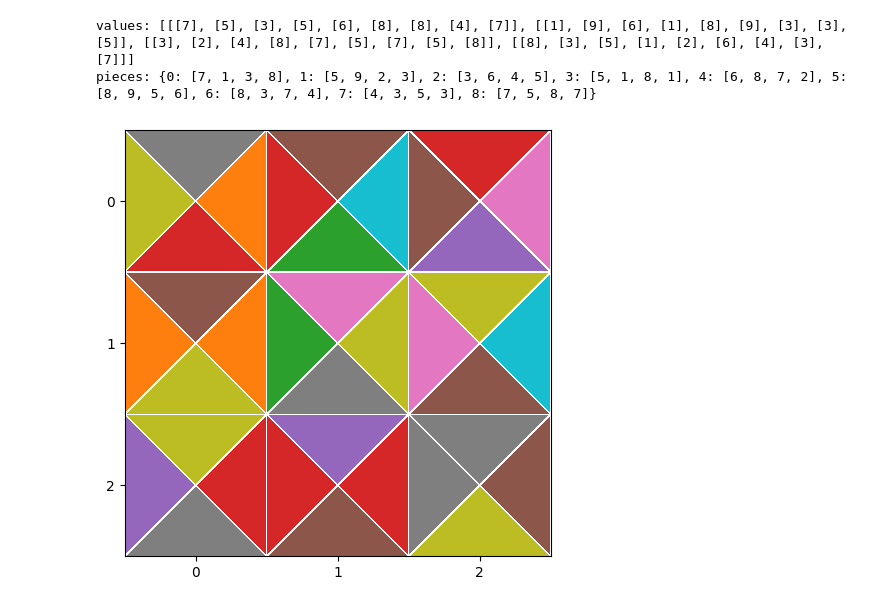
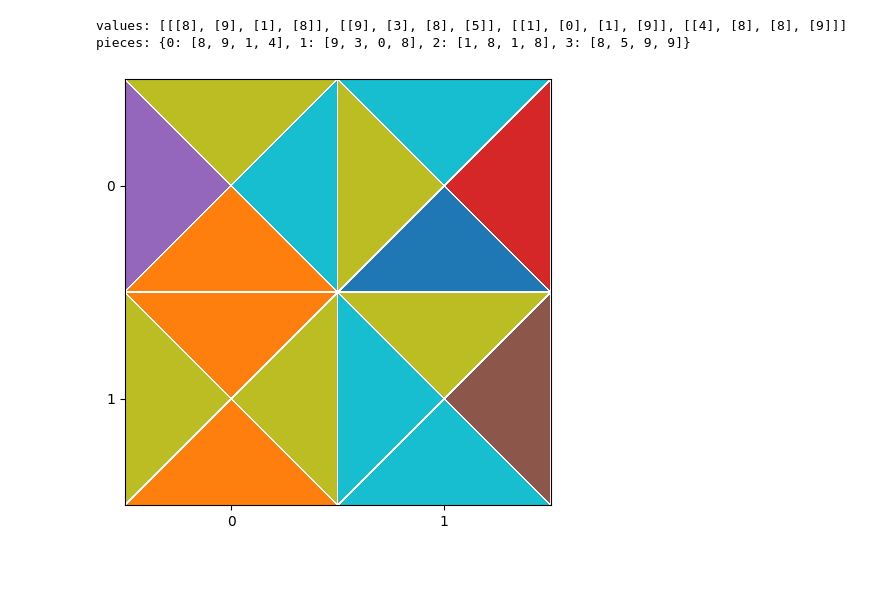
Before and after one commit to Waterboy1602/Masterproef-Code, a Jupyter notebook: TetraVex_Solver.ipynb, the cells around one changed output. Cells and saved outputs as stored; diff of their text form; code cells hidden in the pictures; blank space fills up the shorter version.

```diff
--- a/TetraVex_Solver.ipynb
+++ b/TetraVex_Solver.ipynb
@@ -82,13 +82,13 @@ pieces: {0: [6, 8, 7, 2], 1: [7, 1, 3, 8], 2: [5, 1, 8, 1], 3: [7, 5, 8, 7], 4:
 # %%
 # Start board
-sizeBoard = 3
-file = open("./dataFiles/TetraVex_3x3.txt", "r")
+sizeBoard = 2
+file = open("./dataFiles/TetraVex_2x2.txt", "r")
 values, pieces = getValuesAndPieces(file)
 visualizeBoard(values, sizeBoard)
 # %% [output]
-values: [[[7], [5], [3], [5], [6], [8], [8], [4], [7]], [[1], [9], [6], [1], [8], [9], [3], [3], [5]], [[3], [2], [4], [8], [7], [5], [7], [5], [8]], [[8], [3], [5], [1], [2], [6], [4], [3], [7]]]
-pieces: {0: [7, 1, 3, 8], 1: [5, 9, 2, 3], 2: [3, 6, 4, 5], 3: [5, 1, 8, 1], 4: [6, 8, 7, 2], 5: [8, 9, 5, 6], 6: [8, 3, 7, 4], 7: [4, 3, 5, 3], 8: [7, 5, 8, 7]}
+values: [[[8], [9], [1], [8]], [[9], [3], [8], [5]], [[1], [0], [1], [9]], [[4], [8], [8], [9]]]
+pieces: {0: [8, 9, 1, 4], 1: [9, 3, 0, 8], 2: [1, 8, 1, 8], 3: [8, 5, 9, 9]}
-[figure, old version]
+[figure, new version]
 # %%
 # Build Graph
 size = len(pieces)
```
Also changed, not shown: parts of 3 cells of this notebook, 1 other file.
